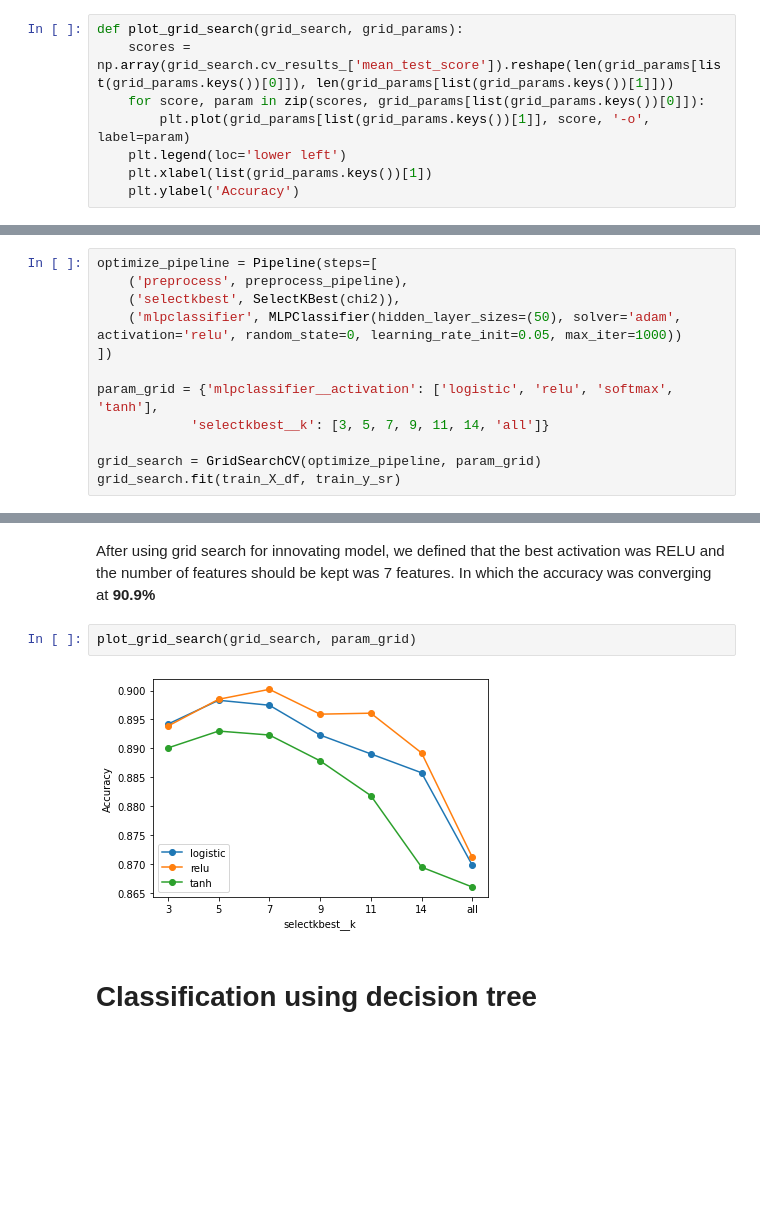
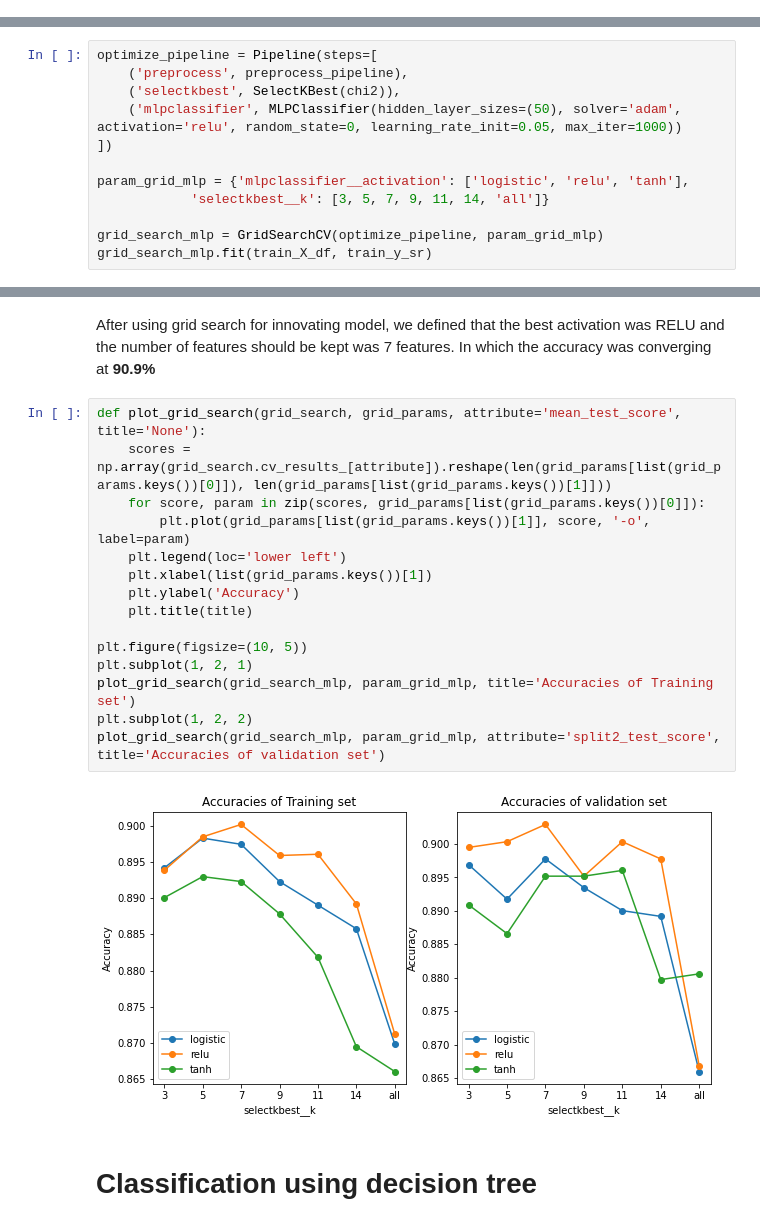
Before and after one commit to camphong24032002/Assignment3-PDS, a Jupyter notebook: Assigment3RMIT.ipynb, the cells around one changed output, grey strips where cells are left out. Saved outputs shown, nothing was run; the diff lists cells and outputs as text; blank space fills up the shorter version.

```diff
--- a/Assigment3RMIT.ipynb
+++ b/Assigment3RMIT.ipynb
@@ -246,14 +247,6 @@ Pipeline(steps=[('coladderdropper',
                                                    'TrafficType', 'VisitorType',
                                                    'Weekend'])])),
                 ('standardscaler', StandardScaler(with_mean=False))])
-# %%
-def plot_grid_search(grid_search, grid_params):
-    scores = np.array(grid_search.cv_results_['mean_test_score']).reshape(len(grid_params[list(grid_params.keys())[0]]), len(grid_params[list(grid_params.keys())[1]]))
-    for score, param in zip(scores, grid_params[list(grid_params.keys())[0]]):
-        plt.plot(grid_params[list(grid_params.keys())[1]], score, '-o', label=param)
-    plt.legend(loc='lower left')
-    plt.xlabel(list(grid_params.keys())[1])
-    plt.ylabel('Accuracy')
 # %% [markdown]
 <h1>1st Model: Classification using Neural Network</h1>
 # %% [markdown]
@@ -305,11 +298,11 @@ optimize_pipeline = Pipeline(steps=[
     ('mlpclassifier', MLPClassifier(hidden_layer_sizes=(50), solver='adam', activation='relu', random_state=0, learning_rate_init=0.05, max_iter=1000))
 ])
 
-param_grid = {'mlpclassifier__activation': ['logistic', 'relu', 'softmax', 'tanh'],
+param_grid_mlp = {'mlpclassifier__activation': ['logistic', 'relu', 'tanh'],
             'selectkbest__k': [3, 5, 7, 9, 11, 14, 'all']}
 
-grid_search = GridSearchCV(optimize_pipeline, param_grid)
-grid_search.fit(train_X_df, train_y_sr)
+grid_search_mlp = GridSearchCV(optimize_pipeline, param_grid_mlp)
+grid_search_mlp.fit(train_X_df, train_y_sr)
 # %% [output]
 GridSearchCV(estimator=Pipeline(steps=[('preprocess',
                                         Pipeline(steps=[('coladderdropper',
@@ -342,9 +346,22 @@ With paramas is {'mlpclassifier__activation': 'relu', 'selectkbest__k': 7}
 # %% [markdown]
 After using grid search for innovating model, we defined that the best activation was RELU and the number of features should be kept was 7 features. In which the accuracy was converging at **90.9%**
-# %%
-plot_grid_search(grid_search, param_grid)
-# %% [output]
-[figure, removed]
+# %%
+def plot_grid_search(grid_search, grid_params, attribute='mean_test_score', title='None'):
+    scores = np.array(grid_search.cv_results_[attribute]).reshape(len(grid_params[list(grid_params.keys())[0]]), len(grid_params[list(grid_params.keys())[1]]))
+    for score, param in zip(scores, grid_params[list(grid_params.keys())[0]]):
+        plt.plot(grid_params[list(grid_params.keys())[1]], score, '-o', label=param)
+    plt.legend(loc='lower left')
+    plt.xlabel(list(grid_params.keys())[1])
+    plt.ylabel('Accuracy')
+    plt.title(title)
+
+plt.figure(figsize=(10, 5))
+plt.subplot(1, 2, 1)
+plot_grid_search(grid_search_mlp, param_grid_mlp, title='Accuracies of Training set')
+plt.subplot(1, 2, 2)
+plot_grid_search(grid_search_mlp, param_grid_mlp, attribute='split2_test_score', title='Accuracies of validation set')
+# %% [output]
+[figure, added]
 # %% [markdown]
 <h1>Classification using decision tree</h1>
 # %%
```
Also changed, not shown: parts of 9 cells of this notebook.
